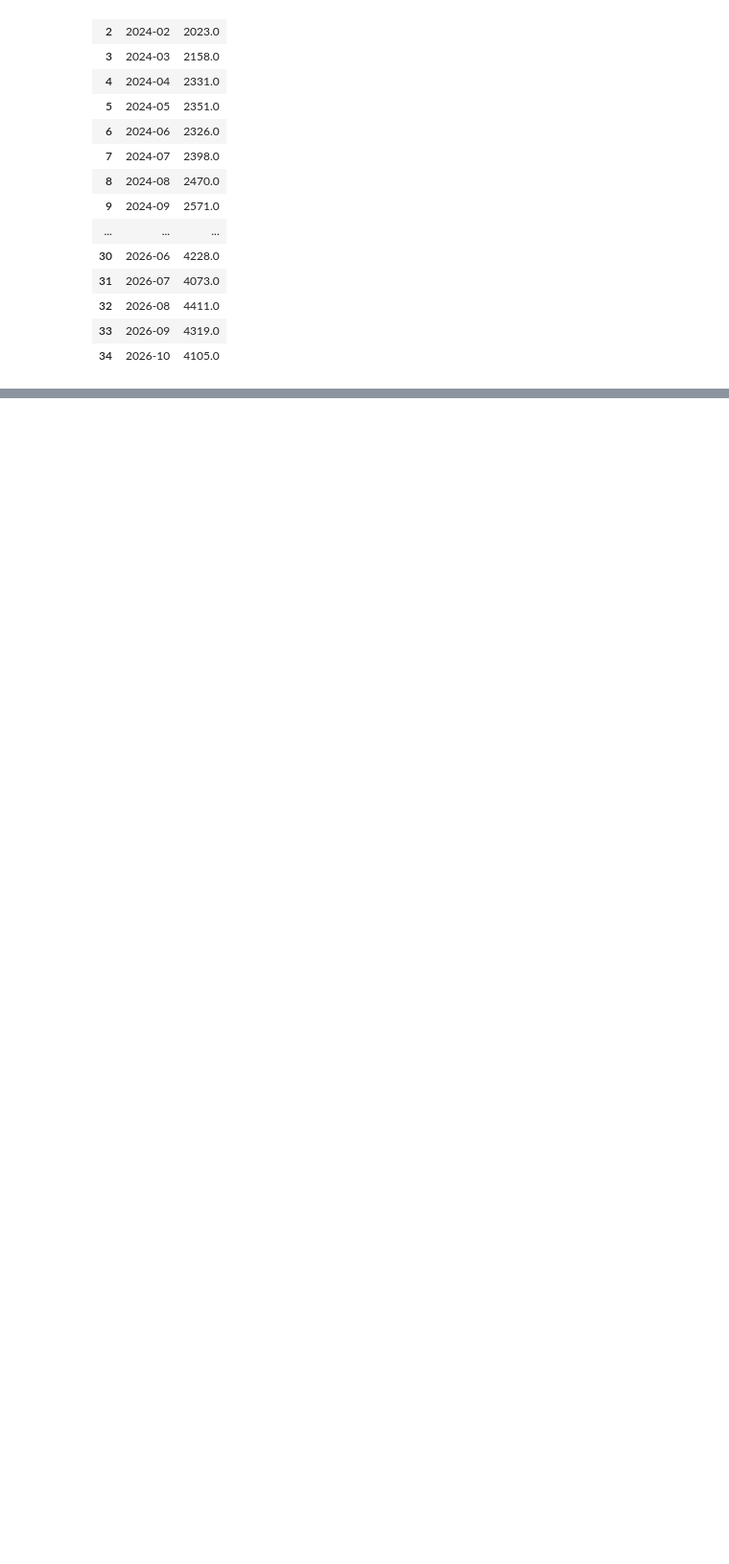
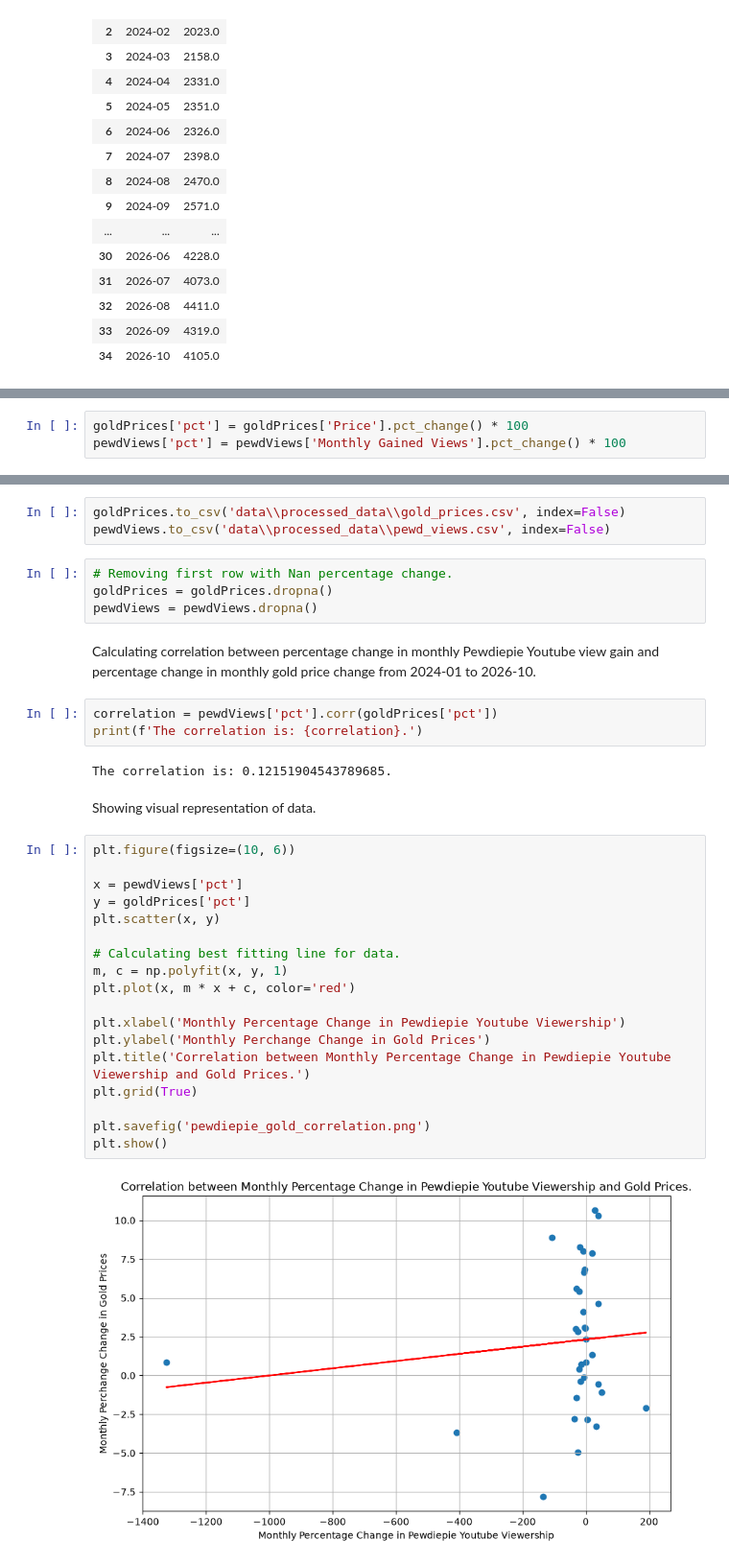
Before and after one commit to Sab-GitHub/Gold-Price-and-Pewdiepie-YT-views-correlation, a Jupyter notebook: gold_pewdiepie_correlation.ipynb, the cells around one changed output, grey strips where cells are left out. Shown at 96% size. Cells and saved outputs as stored; diff of their text form; blank space fills up the shorter version.

Commit message:
Calculated correlation using percentage change and added matplotlib graph.

```diff
--- a/gold_pewdiepie_correlation.ipynb
+++ b/gold_pewdiepie_correlation.ipynb
@@ -101,0 +106,3 @@ goldPrices
+# %%
+goldPrices['pct'] = goldPrices['Price'].pct_change() * 100
+pewdViews['pct'] = pewdViews['Monthly Gained Views'].pct_change() * 100
@@ -101,0 +111,36 @@ goldPrices
+# %%
+goldPrices.to_csv('data\\processed_data\\gold_prices.csv', index=False)
+pewdViews.to_csv('data\\processed_data\\pewd_views.csv', index=False)
+# %%
+# Removing first row with Nan percentage change.
+goldPrices = goldPrices.dropna()
+pewdViews = pewdViews.dropna()
+# %% [markdown]
+Calculating correlation between percentage change in monthly Pewdiepie Youtube view gain and percentage change in monthly gold price change from 2024-01 to 2026-10.
+# %%
+correlation = pewdViews['pct'].corr(goldPrices['pct'])
+print(f'The correlation is: {correlation}.')
+# %% [output]
+The correlation is: 0.12151904543789685.
+# %% [markdown]
+Showing visual representation of data.
+# %%
+plt.figure(figsize=(10, 6))
+
+x = pewdViews['pct']
+y = goldPrices['pct']
+plt.scatter(x, y)
+
+# Calculating best fitting line for data.
+m, c = np.polyfit(x, y, 1)
+plt.plot(x, m * x + c, color='red')
+
+plt.xlabel('Monthly Percentage Change in Pewdiepie Youtube Viewership')
+plt.ylabel('Monthly Perchange Change in Gold Prices')
+plt.title('Correlation between Monthly Percentage Change in Pewdiepie Youtube Viewership and Gold Prices.')
+plt.grid(True)
+
+plt.savefig('pewdiepie_gold_correlation.png')
+plt.show()
+# %% [output]
+[figure, added]
```
Also changed, not shown: parts of 5 cells of this notebook, 3 other files.
